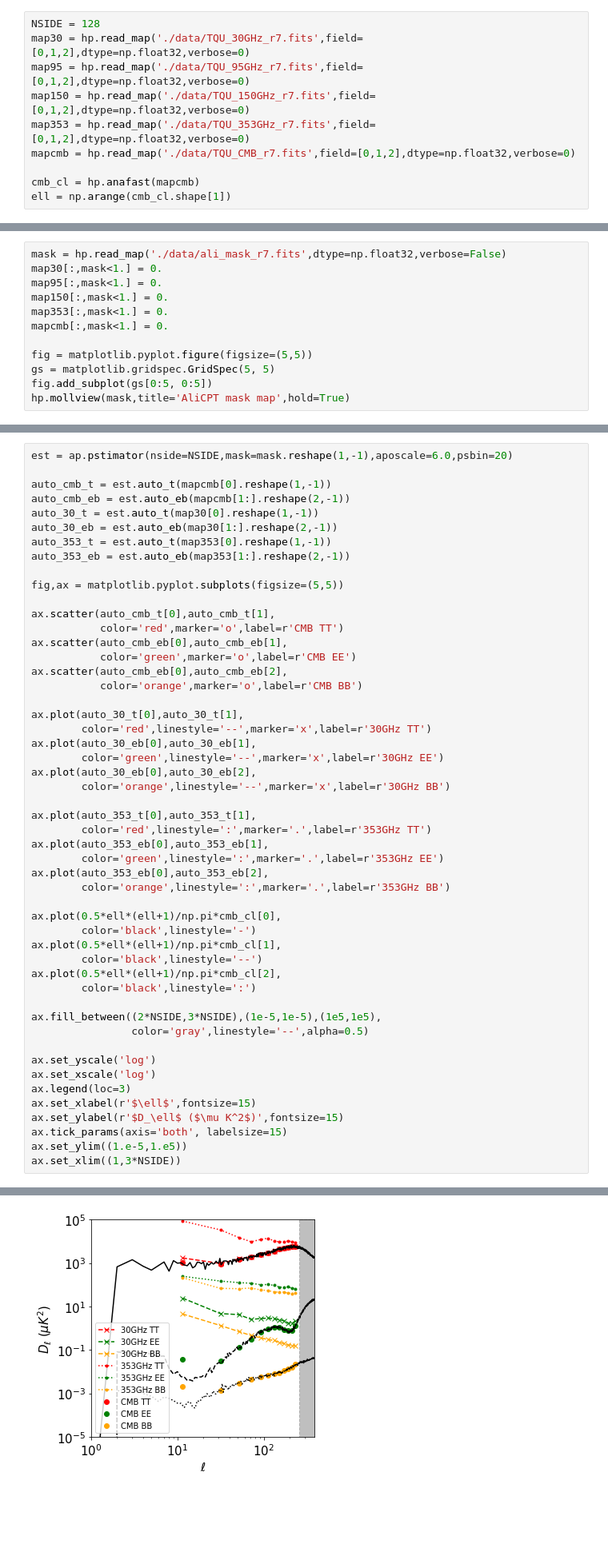
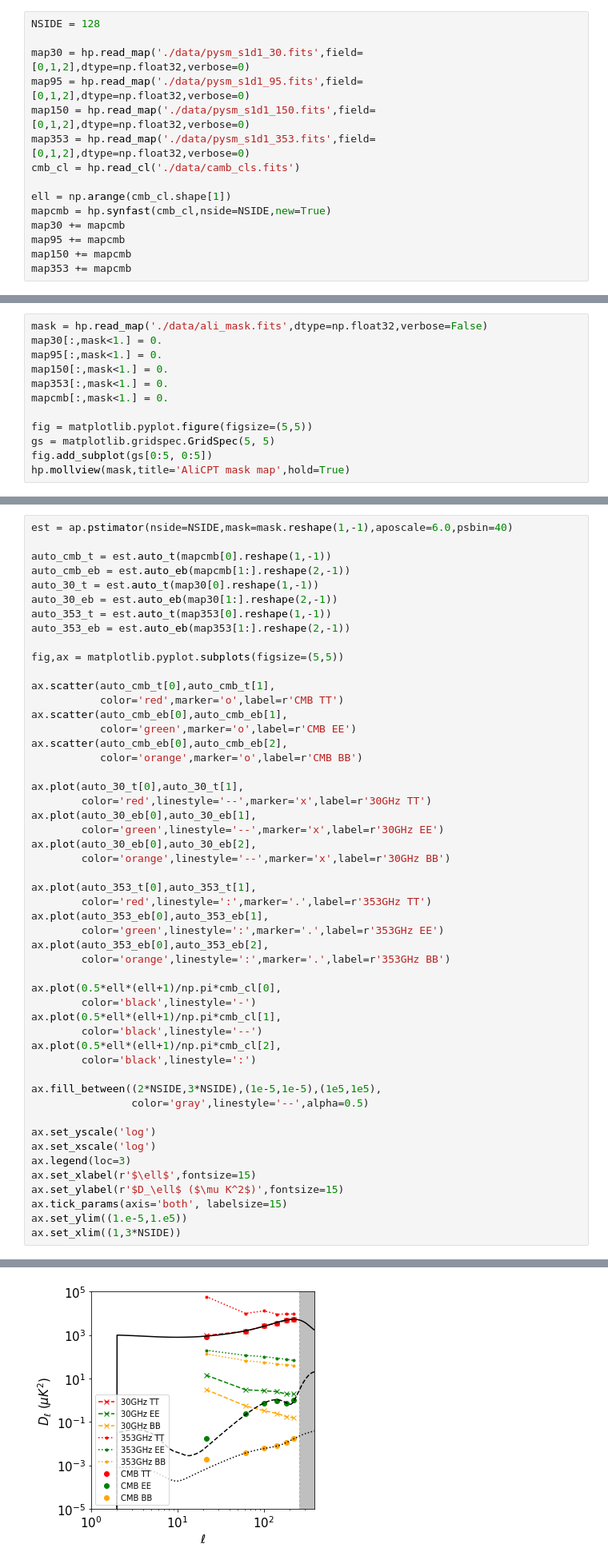
Before and after one commit to gioacchinowang/afra, a Jupyter notebook: tutorials/tutorial02.ipynb, the cells around one changed output, grey strips where cells are left out. Shown: that part at 80% size. Cells and saved outputs as stored; diff of their text form; blank space fills up the shorter version.

```diff
--- a/tutorials/tutorial02.ipynb
+++ b/tutorials/tutorial02.ipynb
@@ -18,11 +18,16 @@ warnings.filterwarnings('ignore')
 ### read in maps
 # %%
 NSIDE = 128
-map30 = hp.read_map('./data/TQU_30GHz_r7.fits',field=[0,1,2],dtype=np.float32,verbose=0)
-map95 = hp.read_map('./data/TQU_95GHz_r7.fits',field=[0,1,2],dtype=np.float32,verbose=0)
-map150 = hp.read_map('./data/TQU_150GHz_r7.fits',field=[0,1,2],dtype=np.float32,verbose=0)
-map353 = hp.read_map('./data/TQU_353GHz_r7.fits',field=[0,1,2],dtype=np.float32,verbose=0)
-mapcmb = hp.read_map('./data/TQU_CMB_r7.fits',field=[0,1,2],dtype=np.float32,verbose=0)
 
-cmb_cl = hp.anafast(mapcmb)
+map30 = hp.read_map('./data/pysm_s1d1_30.fits',field=[0,1,2],dtype=np.float32,verbose=0)
+map95 = hp.read_map('./data/pysm_s1d1_95.fits',field=[0,1,2],dtype=np.float32,verbose=0)
+map150 = hp.read_map('./data/pysm_s1d1_150.fits',field=[0,1,2],dtype=np.float32,verbose=0)
+map353 = hp.read_map('./data/pysm_s1d1_353.fits',field=[0,1,2],dtype=np.float32,verbose=0)
+cmb_cl = hp.read_cl('./data/camb_cls.fits')
+
 ell = np.arange(cmb_cl.shape[1])
+mapcmb = hp.synfast(cmb_cl,nside=NSIDE,new=True)
+map30 += mapcmb
+map95 += mapcmb
+map150 += mapcmb
+map353 += mapcmb
@@ -29,5 +37,5 @@ ell = np.arange(cmb_cl.shape[1])
 # %%
-mask = hp.read_map('./data/ali_mask_r7.fits',dtype=np.float32,verbose=False)
+mask = hp.read_map('./data/ali_mask.fits',dtype=np.float32,verbose=False)
 map30[:,mask<1.] = 0.
 map95[:,mask<1.] = 0.
 map150[:,mask<1.] = 0.
@@ -45,7 +53,7 @@ hp.mollview(mask,title='AliCPT mask map',hold=True)
 
 - call the `pstimator` only once
 # %%
-est = ap.pstimator(nside=NSIDE,mask=mask.reshape(1,-1),aposcale=6.0,psbin=20)
+est = ap.pstimator(nside=NSIDE,mask=mask.reshape(1,-1),aposcale=6.0,psbin=40)
 
 auto_cmb_t = est.auto_t(mapcmb[0].reshape(1,-1))
 auto_cmb_eb = est.auto_eb(mapcmb[1:].reshape(2,-1))
@@ -70,34 +78,34 @@ ax.plot(auto_30_eb[0],auto_30_eb[1],
 ax.plot(auto_30_eb[0],auto_30_eb[2],
         color='orange',linestyle='--',marker='x',label=r'30GHz BB')
 
 ax.plot(auto_353_t[0],auto_353_t[1],
         color='red',linestyle=':',marker='.',label=r'353GHz TT')
 ax.plot(auto_353_eb[0],auto_353_eb[1],
         color='green',linestyle=':',marker='.',label=r'353GHz EE')
 ax.plot(auto_353_eb[0],auto_353_eb[2],
         color='orange',linestyle=':',marker='.',label=r'353GHz BB')
 
 ax.plot(0.5*ell*(ell+1)/np.pi*cmb_cl[0],
         color='black',linestyle='-')
 ax.plot(0.5*ell*(ell+1)/np.pi*cmb_cl[1],
         color='black',linestyle='--')
 ax.plot(0.5*ell*(ell+1)/np.pi*cmb_cl[2],
         color='black',linestyle=':')
 
 ax.fill_between((2*NSIDE,3*NSIDE),(1e-5,1e-5),(1e5,1e5),
                 color='gray',linestyle='--',alpha=0.5)
 
 ax.set_yscale('log')
 ax.set_xscale('log')
 ax.legend(loc=3)
 ax.set_xlabel(r'$\ell$',fontsize=15)
 ax.set_ylabel(r'$D_\ell$ ($\mu K^2$)',fontsize=15)
 ax.tick_params(axis='both', labelsize=15)
 ax.set_ylim((1.e-5,1.e5))
 ax.set_xlim((1,3*NSIDE))
 # %% [output]
 (1, 384)
-[figure, old version]
+[figure, new version]
 # %% [markdown]
 - PS estimator function correctness check, here we utilize **workspace** recorded from the previous runs of `pstimator`.
 # %%
```
Also changed, not shown: parts of 7 cells of this notebook, 22 other files.
